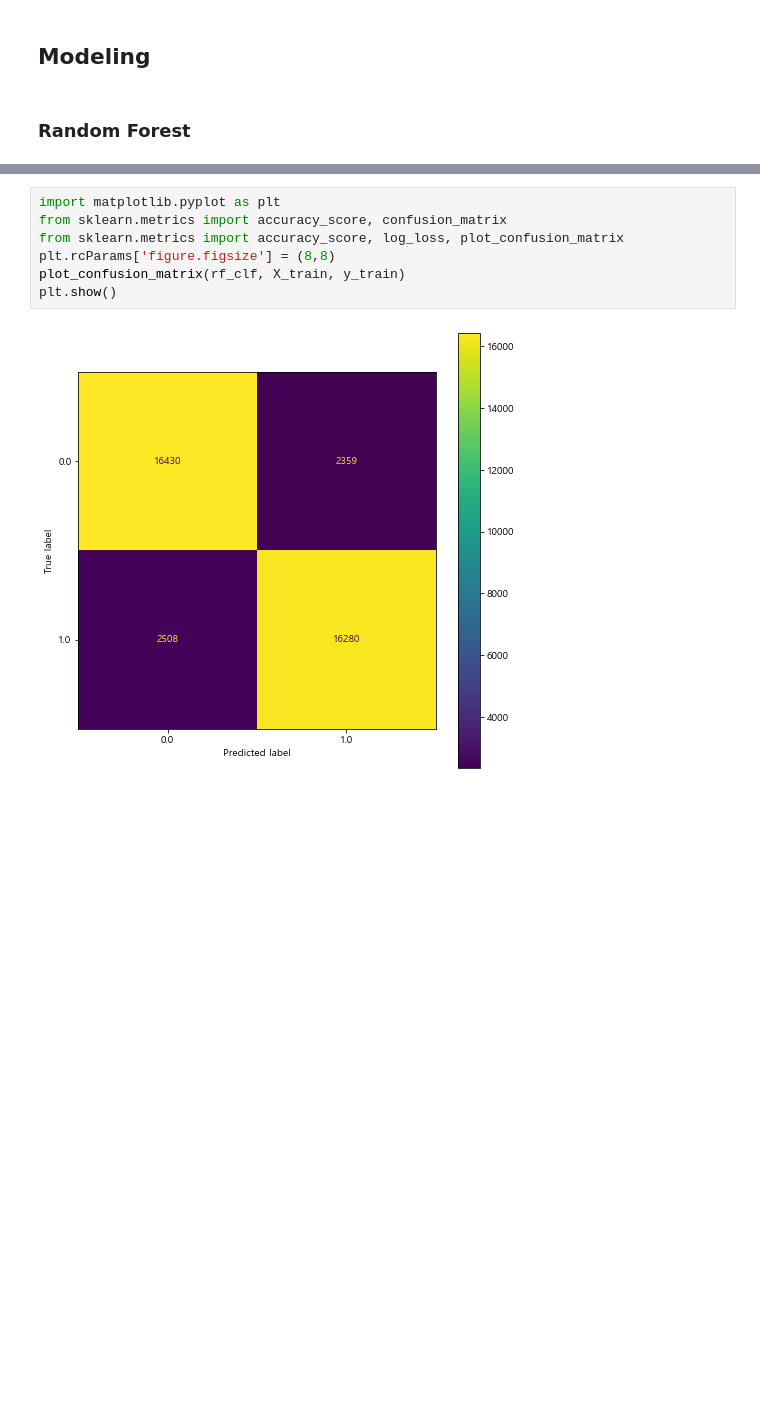
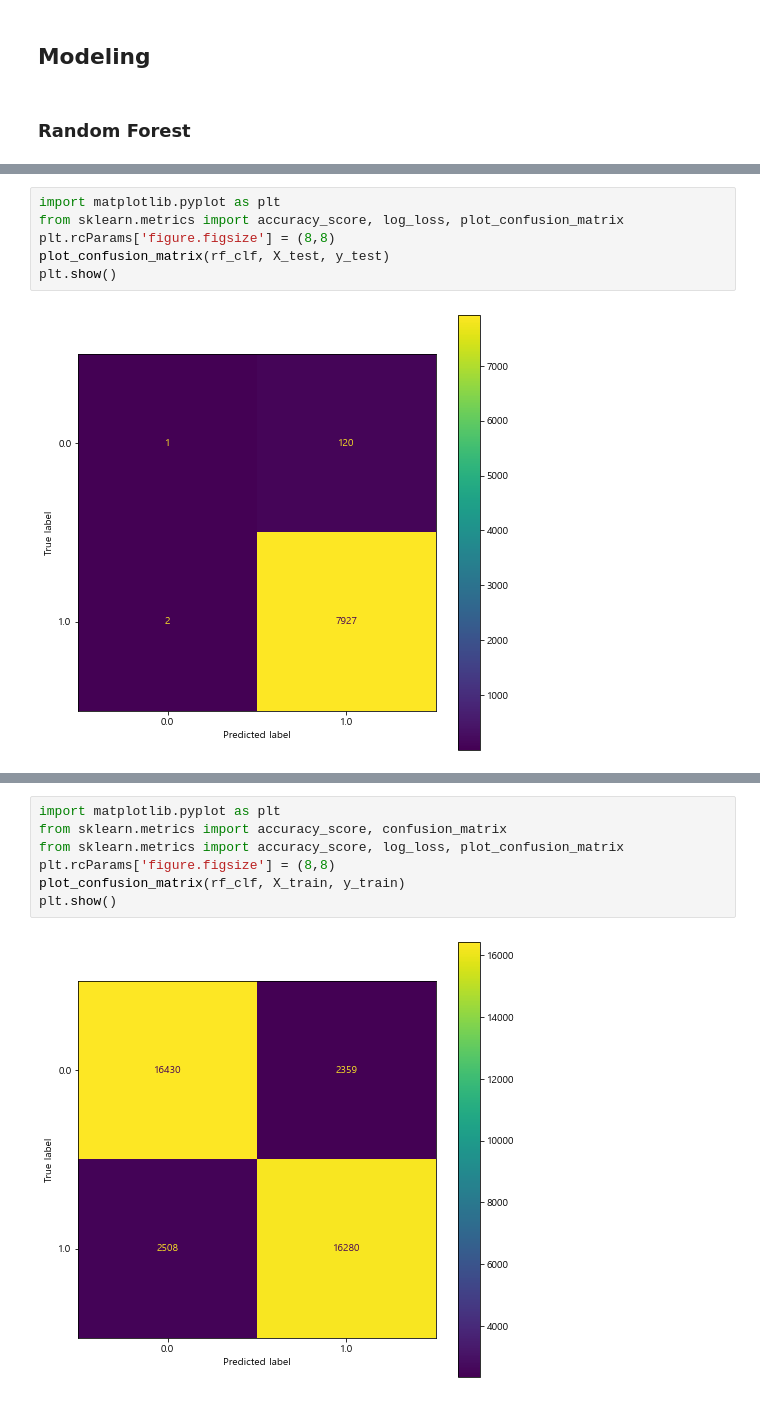
Before and after one commit to JxxHxxx/Ubion-CorporateBankruptcyAnalysis, a Jupyter notebook: Code/SH/3. 모델링/연습flow_SMOTE_RF SVM.ipynb, the cells around one changed output, grey strips where cells are left out. Saved outputs shown, nothing was run; the diff lists cells and outputs as text; blank space fills up the shorter version.

```diff
--- a/Code/SH/3. 모델링/연습flow_SMOTE_RF SVM.ipynb
+++ b/Code/SH/3. 모델링/연습flow_SMOTE_RF SVM.ipynb
@@ -288,3 +463,11 @@ RF_loss: 0.6931471805599453
+# %%
+import matplotlib.pyplot as plt
+from sklearn.metrics import accuracy_score, log_loss, plot_confusion_matrix
+plt.rcParams['figure.figsize'] = (8,8)
+plot_confusion_matrix(rf_clf, X_test, y_test)
+plt.show()
+# %% [output]
+[figure, added]
 # %%
 rf_clf.fit(X_train, y_train).score(X_test, y_test)
 # %% [output]
```
Also changed, not shown: parts of 29 cells of this notebook.
